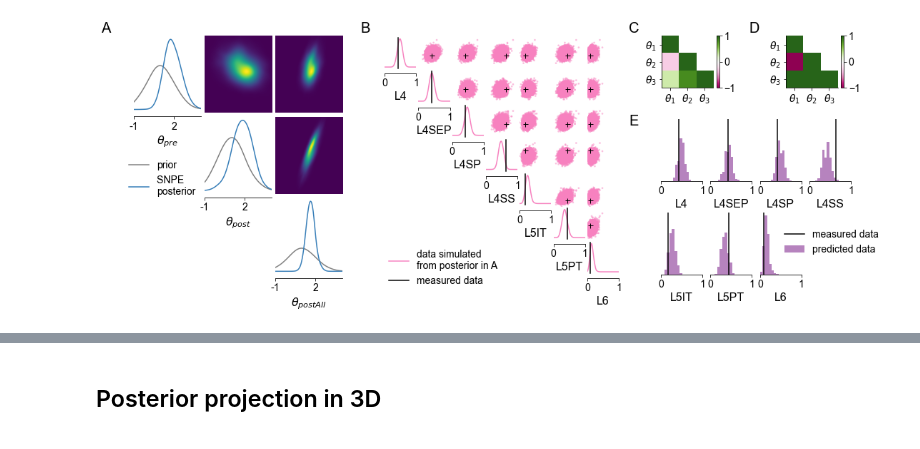
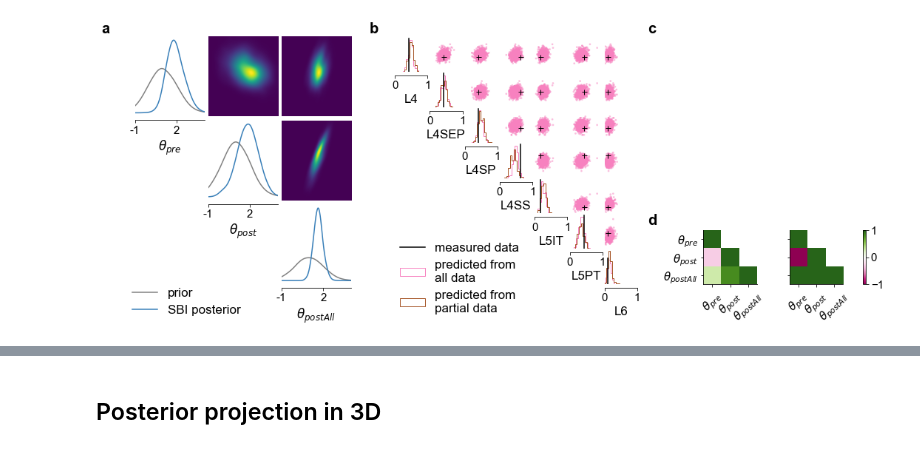
Before and after one commit to mackelab/sbi-for-connectomics, a Jupyter notebook: figures/fig4/figure4-sbi_with_measurements.ipynb, the cells around one changed output, grey strips where cells are left out. Cells and saved outputs as stored; diff of their text form; code cells hidden in the pictures.

Commit message:
update figure 4 sbi results

```diff
--- a/paper/fig4/notebooks/04_SBI_measured_data.ipynb
+++ b/figures/fig4/figure4-sbi_with_measurements.ipynb
@@ -55 +63,4 @@ xos = simulate_in_batches(batch_simulator, thos, num_workers=num_workers, sim_ba
+# %%
+with open("posterior_predictive_samples.p", "wb") as fh:
+    pickle.dump(dict(thos=thos, xos=xos), fh)
 # %%
@@ -58,9 +69,16 @@ with open("../../default_rule_benchmark/results/cross_validation_results_default
     predictive_samples_lit = pickle.load(fh)["predictive_samples_lit"]
 # %%
-correlation = np.array([[ 1.        , np.nan,  np.nan],
-       [-0.28551968,  1.        ,  np.nan],
-       [ 0.30403507,  0.82342925,  1.        ]])
+# Posterior correlation matrices, pre computed for efficiency.
+correlation = np.array(
+    [
+        [ 1.        , np.nan,  np.nan],
+        [-0.28551968,  1.        ,  np.nan],
+        [ 0.30403507,  0.82342925,  1.        ]
+    ])
 
-conditional_correlation = np.array([[ 1.0000, np.nan,  np.nan],
+conditional_correlation = np.array(
+    [
+        [ 1.0000, np.nan,  np.nan],
         [-0.9947,  1.0000,  np.nan],
-        [ 0.9966,  0.9975,  1.0000]])
+        [ 0.9966,  0.9975,  1.0000]
+    ])
@@ -83,13 +101,11 @@ num_plots = 7
 center_grid = outer_grid[0, 1].subgridspec(num_plots, num_plots, wspace=0.07, hspace=0)
 ax2 = center_grid.subplots()
 
-right_grid = outer_grid[0, 2].subgridspec(2, 1, wspace=0., hspace=0.3, height_ratios=[.25, .75])
+# right column
+right_grid = outer_grid[0, 2].subgridspec(2, 1, wspace=0., hspace=0.3, height_ratios=[.75, .25])
 
-corr_subgrid = right_grid[0, 0].subgridspec(1, 2, wspace=.9, hspace=0.0)
+corr_subgrid = right_grid[1, 0].subgridspec(1, 2, wspace=0.0, hspace=0.0)
 ax3 = corr_subgrid.subplots()
-
-cv_subgrid = right_grid[1, 0].subgridspec(2, 4, wspace=0.2, hspace=0.5)
-ax4 = cv_subgrid.subplots(sharey=True, sharex=False)
 
 # Posteriors
 posterior_opts = dict(upper="kde",
@@ -110,78 +126,62 @@ fig, ax1 = pairplot([ths[:num_samples], thos[:num_samples]],
                     **posterior_opts)
 
 plt.sca(ax1[0, 0])
-plt.legend(["prior", "SNPE \nposterior"],
-           bbox_to_anchor=(-.2, -.5),
+plt.legend(["prior", "SBI posterior"],
+           bbox_to_anchor=(-.2, -2.),
            loc=2)
 
-fig, ax2 = pairplot(xos[:num_samples],
+fig, ax2 = pairplot(xos[:1000],
                     points=xo.squeeze(), limits=[[0, 1]]*7,
                     labels=obs_labels,
                     hist_diag=dict(bins=10),
                     points_offdiag=posterior_opts["points_offdiag"],
                     points_colors=["k"],
                     upper="scatter",
-                    diag="kde",
+                    diag="hist",
                     kde_diag=dict(bins=num_bins, bw_method=bw_method),
                     scatter_offdiag=dict(s=7, alpha=0.5),
                     contour_offdiag=dict(levels=[0.99]),
                     samples_colors=[colors[3]],
                     axes=ax2,
                     fig=fig,
                    )
-plt.sca(ax2[0, 0])
-plt.legend(["data simulated \nfrom posterior in A", "measured data"],
-           bbox_to_anchor=(-.15, -5.),
-           loc=2)
 
 # Cross validation
 for idx, xs in enumerate(predictive_samples_lit):
 
-    axi = ax4[0 if idx<4 else 1, idx % 4]
+    axi = ax2[idx, idx] # ax2[0 if idx<4 else 1, idx % 4]
     plt.sca(axi)
-    axi.spines["right"].set_visible(False)
-    axi.spines["top"].set_visible(False)
-    axi.spines["left"].set_visible(False)
-    plt.yticks([])
+    plt.hist(xs[:, idx].reshape(1, -1), bins=10, alpha=1.0, color=colors[4], histtype="step")
 
-    plt.xlim([0, 1])
-    plt.xticks([0, 1])
-    plt.hist(xs[:, idx].reshape(1, -1), bins=10, alpha=0.7, color=colors[5])
-    plt.xlabel(obs_labels[idx])
-    plt.axvline(x=xo[0, idx], color="k")
-
-ax4[1, -1].set_visible(False)
-plt.sca(ax4[1, -2])
-plt.legend([r"measured data", "predicted data"], frameon=False,
-           bbox_to_anchor=(.94, .3),
-           bbox_transform=plt.gcf().transFigure,
-          );
+plt.sca(ax2[0, 0])
+plt.legend(["measured data", "predicted from \nall data", "predicted from \npartial data"],
+           bbox_to_anchor=(-.2, -4.5),
+           loc=2)
 
 # Correlation matrices
 plt.sca(ax3[0])
 im = plt.imshow(correlation, clim=[-1, 1], cmap='PiYG')
-cbar = plt.colorbar(im, ticks=[-1, 0.0, 1], )
+# cbar = plt.colorbar(im, ticks=[-1, 0.0, 1], )
 cbar.ax.tick_params()
-plt.xticks([0, 1, 2], [rf"$\theta_{i+1}$" for i in range(3)])
-plt.yticks([0, 1, 2], [rf"$\theta_{i+1}$" for i in range(3)])
+plt.xticks([0, 1, 2], [rf"{param_labels[i]}" for i in range(3)], rotation=45)
+plt.yticks([0, 1, 2], [rf"{param_labels[i]}" for i in range(3)]);
 
 plt.sca(ax3[1])
 im = plt.imshow(conditional_correlation, clim=[-1, 1], cmap='PiYG')
-cbar = plt.colorbar(im, ticks=[-1, 0.0, 1], )
+cbar = plt.colorbar(im, ticks=[-1, 0.0, 1], pad=0.2)
 cbar.ax.tick_params()
-plt.xticks([0, 1, 2], [rf"$\theta_{i+1}$" for i in range(3)])
-plt.yticks([0, 1, 2], [rf"$\theta_{i+1}$" for i in range(3)]);
+plt.xticks([0, 1, 2], [rf"{param_labels[i]}" for i in range(3)], rotation=45)
+plt.yticks([0, 1, 2], []);
 
 
 # Add Letters.
-weight = "regular"
+weight = "bold"
 fontsize = 20
 y = 0.91
-fig.text(.09, y, "A", fontsize=fontsize, fontweight=weight)
-fig.text(.37, y, "B", fontsize=fontsize, fontweight=weight)
-fig.text(.66, y, "C", fontsize=fontsize, fontweight=weight)
-fig.text(.79, y, "D", fontsize=fontsize, fontweight=weight);
-fig.text(.66, .61, "E", fontsize=fontsize, fontweight=weight);
+fig.text(.09, y, "a", fontsize=fontsize, fontweight=weight)
+fig.text(.37, y, "b", fontsize=fontsize, fontweight=weight)
+fig.text(.66, y, "c", fontsize=fontsize, fontweight=weight)
+fig.text(.66, .31, "d", fontsize=fontsize, fontweight=weight);
 # %% [output]
-[figure, old version]
+[figure, new version]
 # %%
```
Also changed, not shown: parts of 16 cells of this notebook, 4 other files.
